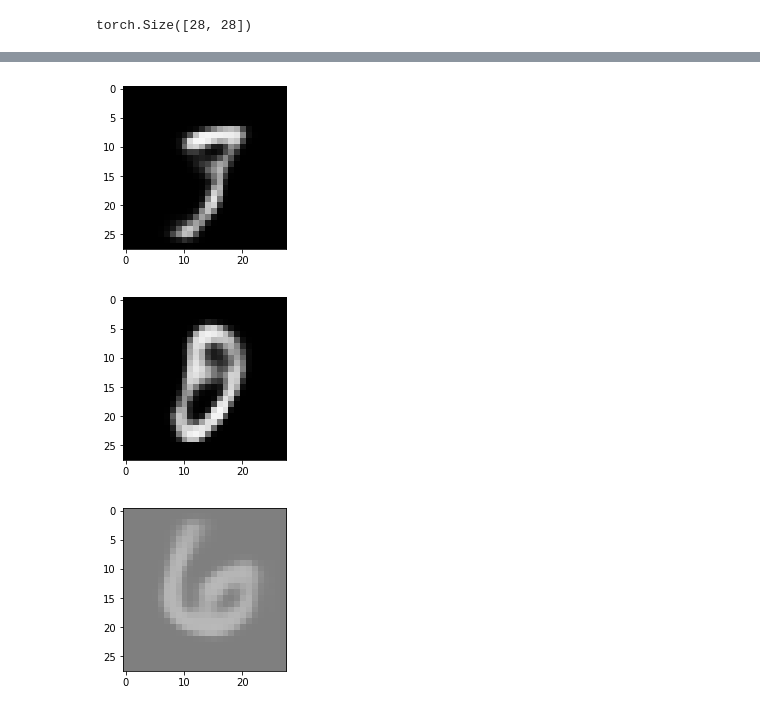
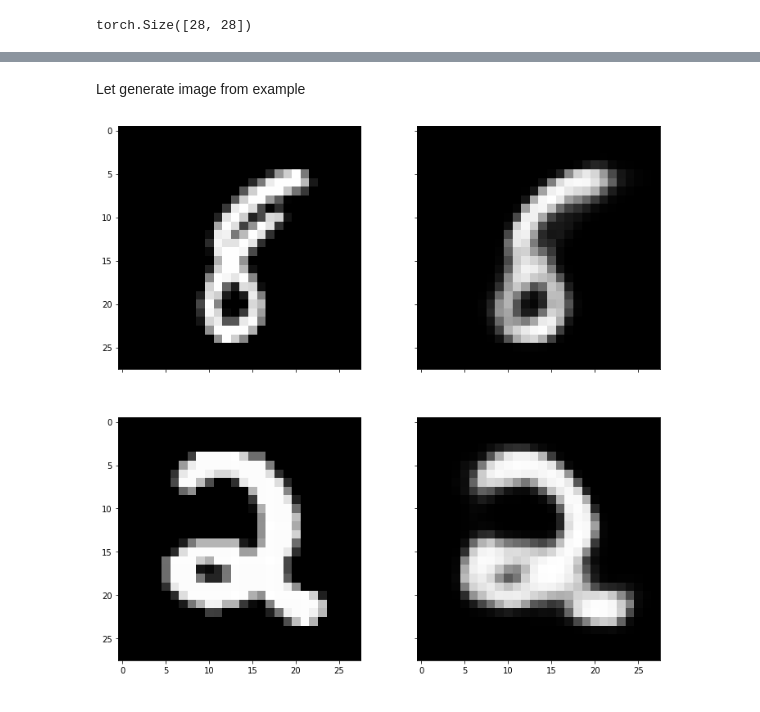
Before and after one commit to ENSP-AI-Mentoring/machine-learning-algorithms, a Jupyter notebook: algorithms_examples/01- VAE.ipynb, the cells around one changed output, grey strips where cells are left out. Cells and saved outputs as stored; diff of their text form; code cells hidden in the pictures.

```diff
--- a/algorithms_examples/01- VAE.ipynb
+++ b/algorithms_examples/01- VAE.ipynb
@@ -182,23 +191,22 @@ plt.show()
-# %%
-image = Image.fromarray((X_generated[45]*255).cpu().detach().numpy())
-plt.figure(figsize=(3, 3))
-plt.imshow(image, cmap='gray')
-plt.show()
-# %% [output]
-[figure, removed]
-# %%
-image = Image.fromarray((X_generated[4]*255).cpu().detach().numpy())
-plt.figure(figsize=(3, 3))
-plt.imshow(image, cmap='gray')
-plt.show()
-# %% [output]
-[figure, removed]
+# %% [markdown]
+Let generate image from example
 # %%
-data_input, X_generated = model.test1(5) # generer 50 images
+data_input, X_generated = model.generate_from_test_data(2) # generer 2 images
 # %%
-image = Image.fromarray((X_generated[4]*255).cpu().detach().numpy())
-plt.figure(figsize=(3, 3))
-plt.imshow(image, cmap='gray')
+fig, axis = plt.subplots(nrows=2, ncols=2, sharex=True, sharey=True, figsize=(12, 12))
+
+image = data_input[0].cpu().detach().numpy()
+axis[0, 0].imshow(image, cmap='gray')
+
+image = X_generated[0].cpu().detach().numpy()
+axis[0, 1].imshow(image, cmap='gray')
+
+image = data_input[1].cpu().detach().numpy()
+axis[1, 0].imshow(image, cmap='gray')
+
+image = X_generated[1].cpu().detach().numpy()
+axis[1, 1].imshow(image, cmap='gray')
+
 plt.show()
 # %% [output]
-[figure, old version]
+[figure, new version]
```
Also changed, not shown: parts of 26 cells of this notebook, 1 other file.
